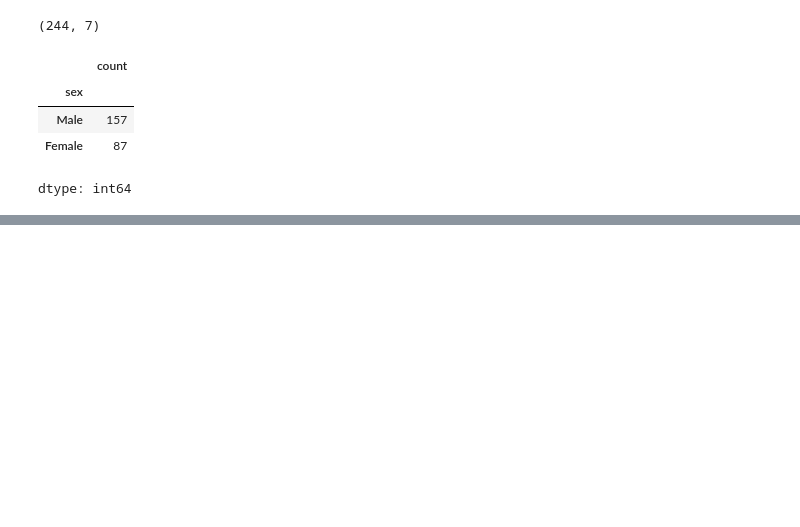
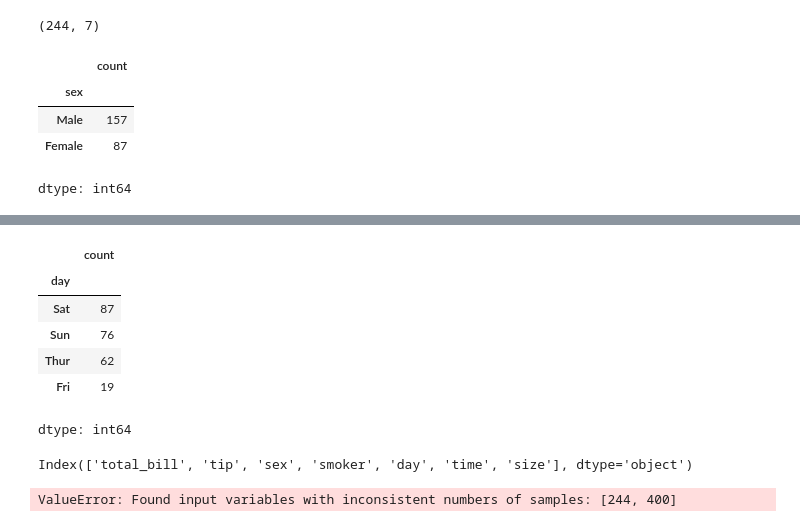
Before and after one commit to NehaSrinivas98/MachineLearningCourse, a Jupyter notebook: SVM.ipynb, the cells around one changed output, grey strips where cells are left out. Cells and saved outputs as stored; diff of their text form; code cells hidden in the pictures; blank space fills up the shorter version.

```diff
--- a/SVM.ipynb
+++ b/SVM.ipynb
@@ -359,0 +368,14 @@ dtype: int64
+# %%
+df_tips['day'].value_counts()
+# %% [output]
+|  | count |
+| day |  |
+| Sat | 87 |
+| Sun | 76 |
+| Thur | 62 |
+| Fri | 19 |
+dtype: int64
+# %%
+df_tips.columns
+# %% [output]
+Index(['total_bill', 'tip', 'sex', 'smoker', 'day', 'time', 'size'], dtype='object')
@@ -359,0 +385,5 @@ dtype: int64
+# %%
+from sklearn.model_selection import train_test_split
+X_train,X_test,y_train,y_test = train_test_split(X,y,test_size=0.25,random_state=45)
+# %% [output]
+ValueError: Found input variables with inconsistent numbers of samples: [244, 400]
```
Also changed, not shown: parts of 2 cells of this notebook.
